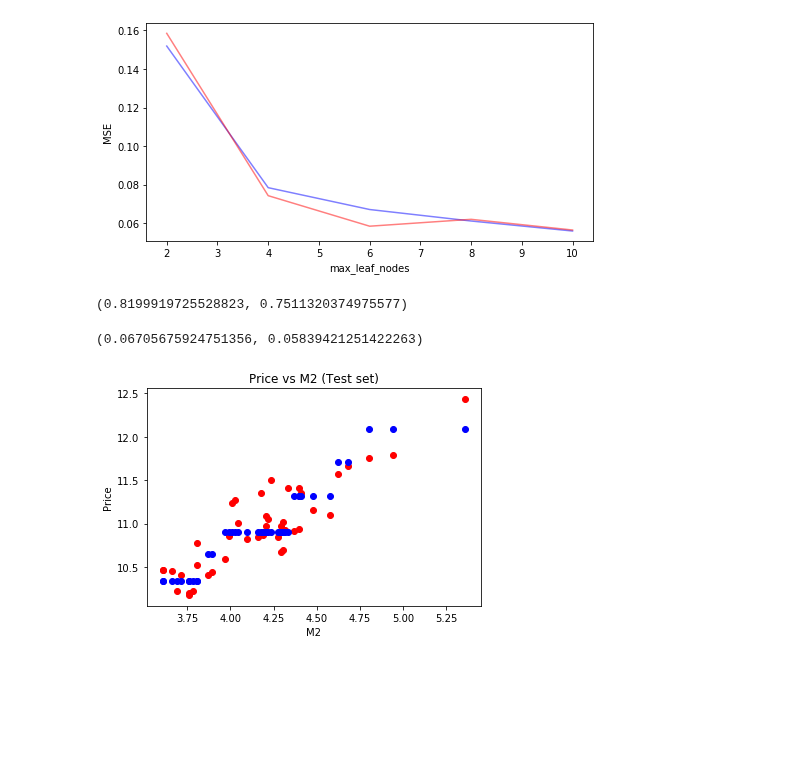
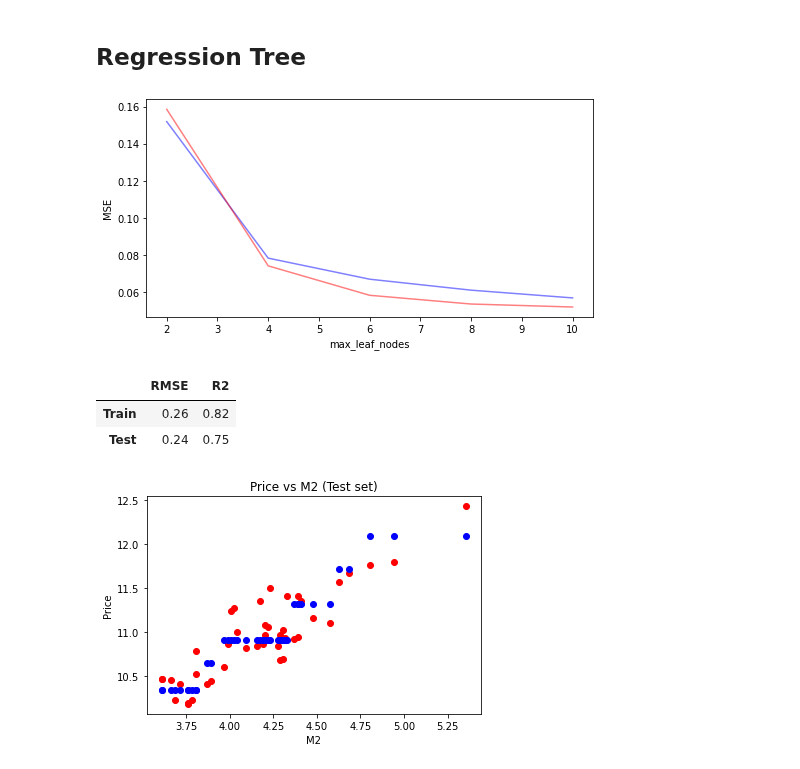
Before and after one commit to katerynakononova/ML, a Jupyter notebook: Python/03 Regression Tree & Random Forest.ipynb, the cells around one changed output. Cells and saved outputs as stored; diff of their text form; code cells hidden in the pictures; blank space fills up the shorter version.

```diff
--- a/Python/03 Regression Tree & Random Forest.ipynb
+++ b/Python/03 Regression Tree & Random Forest.ipynb
@@ -20,3 +25,7 @@ y_test = obj["y_test"]
+# %%
+f = ['location','condition','m2']
+# %% [markdown]
+## Regression Tree
 # %%
 def max_leaf_nodes(X_train, X_test, y_train, y_test, n):
     mse_train = []
@@ -33,10 +42,20 @@ def max_leaf_nodes(X_train, X_test, y_train, y_test, n):
 # %%
 # The optimal number of max_leaf_nodes
 from sklearn.tree import DecisionTreeRegressor
 from sklearn.metrics import mean_squared_error
-max_leaf_nodes(X_train, X_test, y_train, y_test, [2, 4, 6, 8, 10])
+max_leaf_nodes(X_train[f], X_test[f], y_train, y_test, [2, 4, 6, 8, 10])
 # %% [output]
-[figure, old version]
+[figure, new version]
 # %%
 # Fitting Tree to the Training set
-dt = DecisionTreeRegressor(max_leaf_nodes = 6).fit(X_train, y_train)
+dt = DecisionTreeRegressor(max_leaf_nodes = 6).fit(X_train[f], y_train)
+
+# Predicting the Test set results
+dt_y_pred = dt.predict(X_test[f])
+
+# Metrics
+metrics(X_train[f], X_test[f], y_train, y_test, dt_y_pred, dt).round(2)
+# %% [output]
+|  | RMSE | R2 |
+| Train | 0.26 | 0.82 |
+| Test | 0.24 | 0.75 |
@@ -46,12 +62,2 @@ y_pred = dt.predict(X_test)
-# %%
-# Coefficient of determination R^2
-dt.score(X_train, y_train), dt.score(X_test, y_test)
-# %% [output]
-(0.8199919725528823, 0.7511320374975577)
-# %%
-# Mean squared error
-mean_squared_error(y_train, dt.predict(X_train)), mean_squared_error(y_test, y_pred)
-# %% [output]
-(0.06705675924751356, 0.05839421251422263)
 # %%
 # Visualising the Test set results
```
Also changed, not shown: parts of 25 cells of this notebook, 2 other files.
